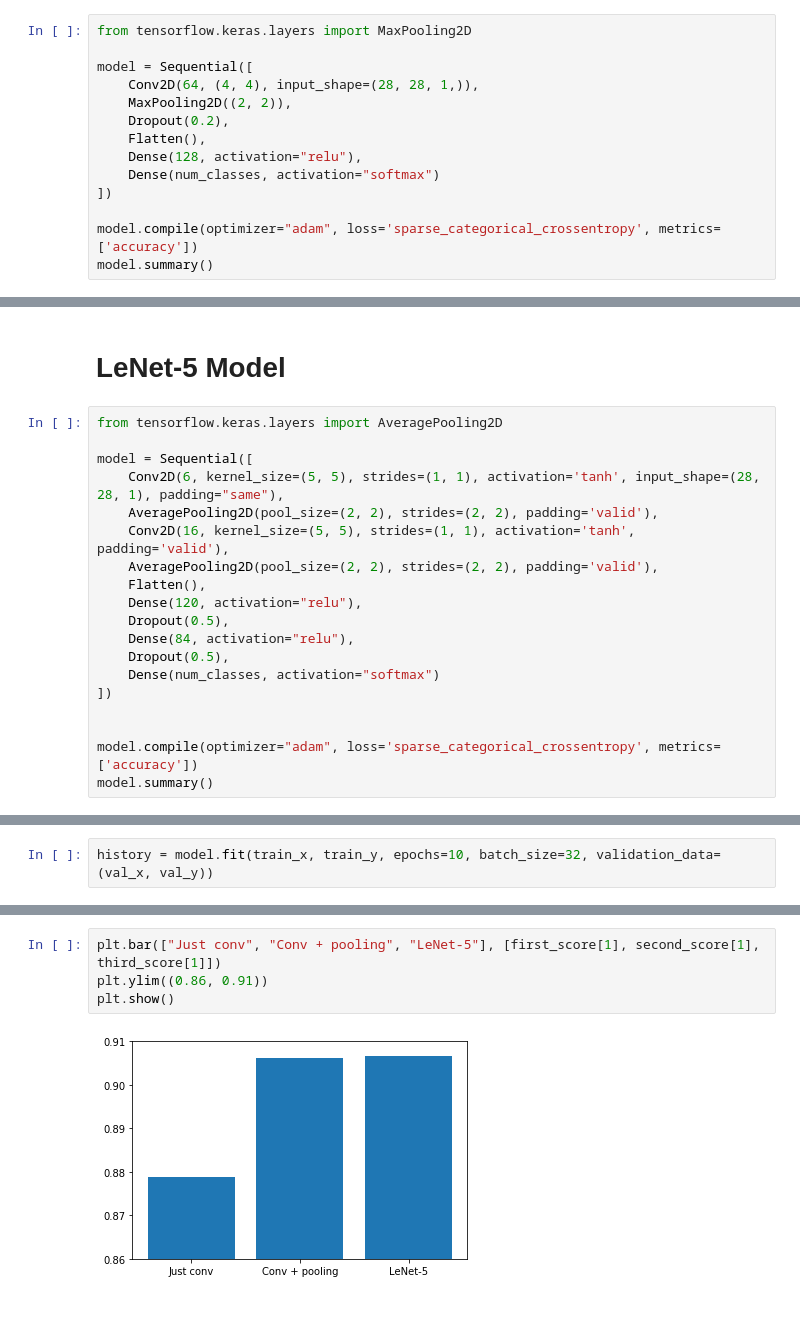
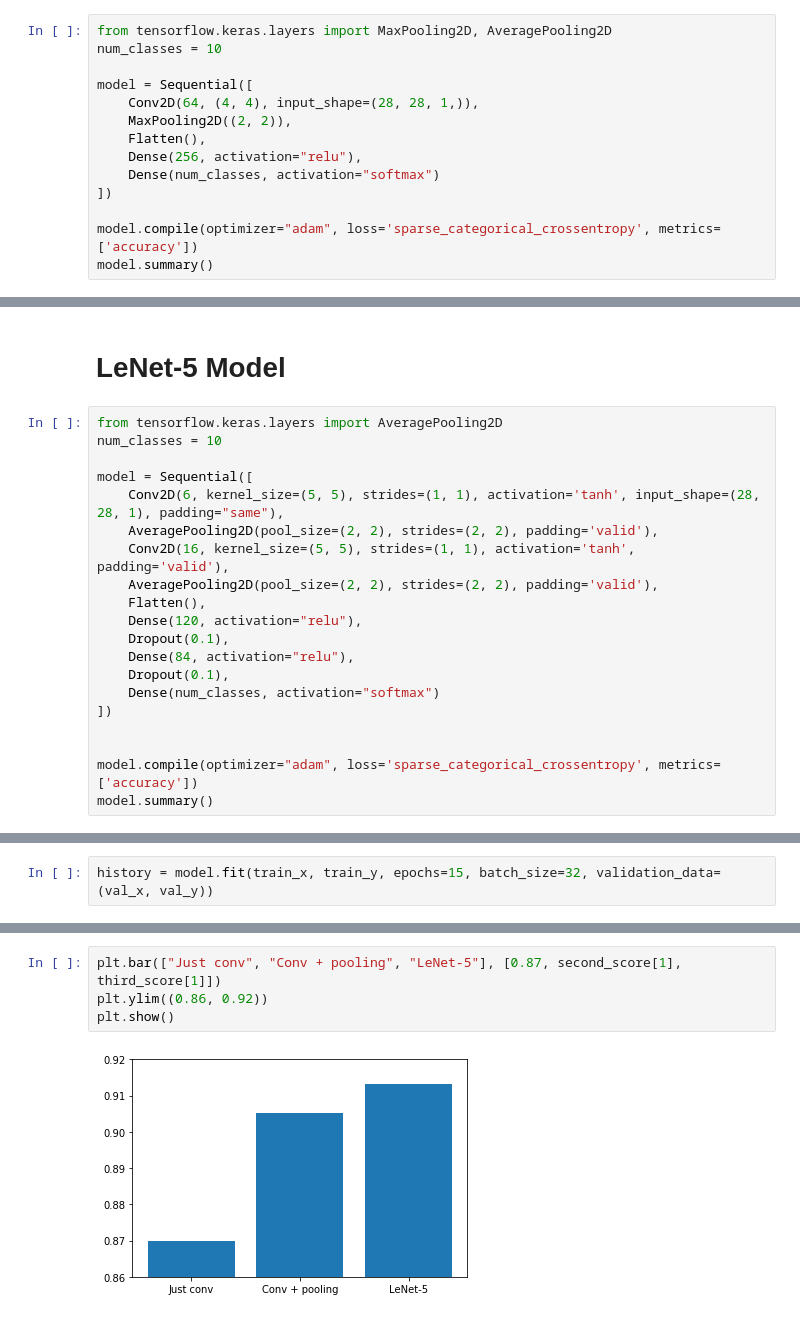
Before and after one commit to creeston/ML_2, a Jupyter notebook: Lab 3.ipynb, the cells around one changed output, grey strips where cells are left out. Saved outputs shown, nothing was run; the diff lists cells and outputs as text.

Commit message:
Fix perfomance in models in Lab 3

```diff
--- a/Lab 3.ipynb
+++ b/Lab 3.ipynb
@@ -113,14 +112,14 @@ plot_history(history)
 # %% [markdown]
 ## Add pooling
 # %%
-from tensorflow.keras.layers import MaxPooling2D
+from tensorflow.keras.layers import MaxPooling2D, AveragePooling2D
+num_classes = 10
 
 model = Sequential([
     Conv2D(64, (4, 4), input_shape=(28, 28, 1,)),
     MaxPooling2D((2, 2)),
-    Dropout(0.2),
     Flatten(),
-    Dense(128, activation="relu"),
+    Dense(256, activation="relu"),
     Dense(num_classes, activation="softmax")
 ])
 
@@ -173,6 +170,7 @@ plot_history(history)
 # LeNet-5 Model
 # %%
 from tensorflow.keras.layers import AveragePooling2D
+num_classes = 10
 
 model = Sequential([
     Conv2D(6, kernel_size=(5, 5), strides=(1, 1), activation='tanh', input_shape=(28, 28, 1), padding="same"),
@@ -181,9 +179,9 @@ model = Sequential([
     AveragePooling2D(pool_size=(2, 2), strides=(2, 2), padding='valid'),
     Flatten(),
     Dense(120, activation="relu"),
-    Dropout(0.5),
+    Dropout(0.1),
     Dense(84, activation="relu"),
-    Dropout(0.5),
+    Dropout(0.1),
     Dense(num_classes, activation="softmax")
 ])
 
@@ -209,6 +207,6 @@ Trainable params: 61,706
 Non-trainable params: 0
 _________________________________________________________________
 # %%
-history = model.fit(train_x, train_y, epochs=10, batch_size=32, validation_data=(val_x, val_y))
+history = model.fit(train_x, train_y, epochs=15, batch_size=32, validation_data=(val_x, val_y))
 # %% [output]
 Train on 194419 samples, validate on 10000 samples
@@ -239,6 +231,6 @@ plot_history(history)
 # %%
-plt.bar(["Just conv", "Conv + pooling", "LeNet-5"], [first_score[1], second_score[1], third_score[1]])
-plt.ylim((0.86, 0.91))
+plt.bar(["Just conv", "Conv + pooling", "LeNet-5"], [0.87, second_score[1], third_score[1]])
+plt.ylim((0.86, 0.92))
 plt.show()
 # %% [output]
-[figure, old version]
+[figure, new version]
```
Also changed, not shown: parts of 12 cells of this notebook.
